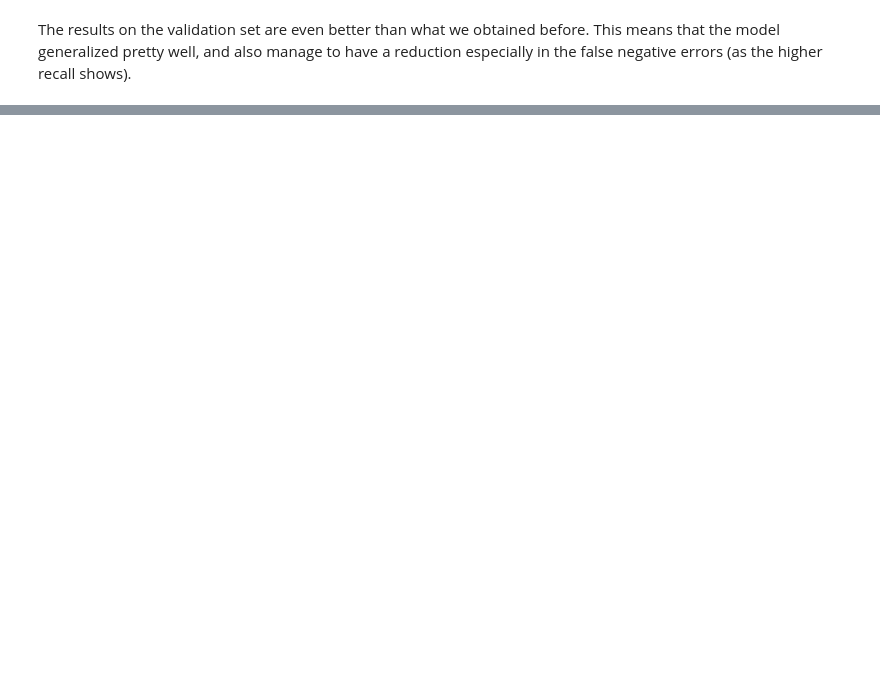
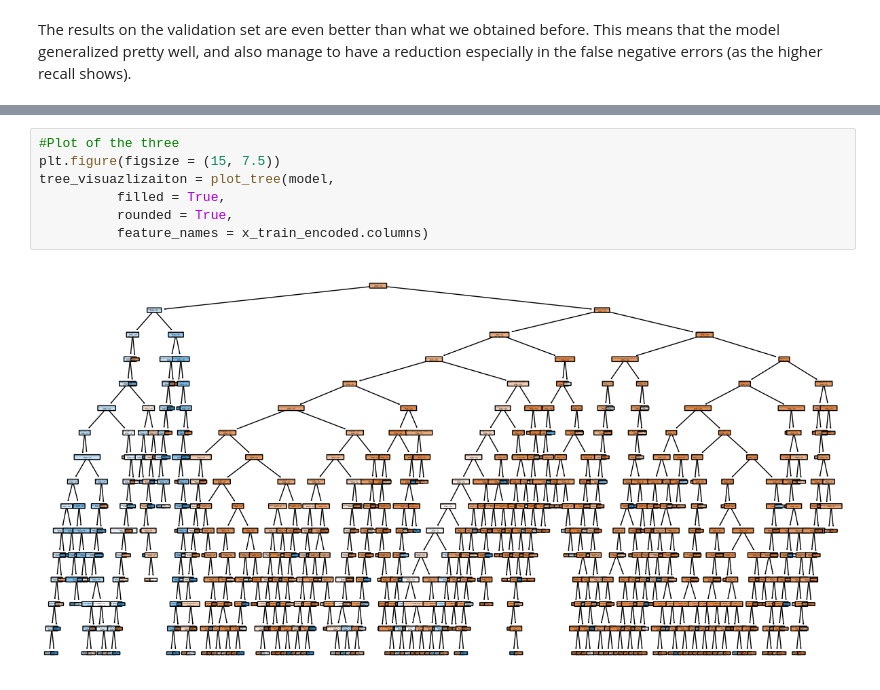
Before and after one commit to leotasso3/Xtream_Tasso, a Jupyter notebook: challenge2_and_3.ipynb, the cells around one changed output, grey strips where cells are left out. Drawn from its saved outputs; the diff is of its cells as text; blank space fills up the shorter version.

```diff
--- a/challenge2_and_3.ipynb
+++ b/challenge2_and_3.ipynb
@@ -262,0 +269,9 @@ Explainability of the model:
+# %%
+#Plot of the three
+plt.figure(figsize = (15, 7.5))
+tree_visuazlizaiton = plot_tree(model,
+          filled = True,
+          rounded = True,
+          feature_names = x_train_encoded.columns)
+# %% [output]
+[figure, added]
```
Also changed, not shown: parts of 8 cells of this notebook.
